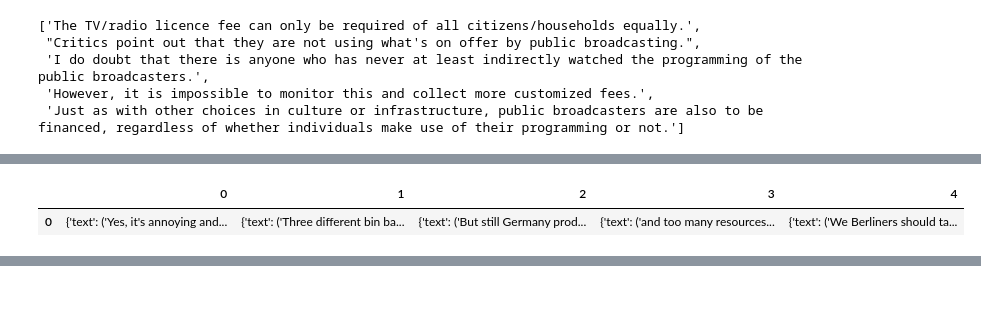
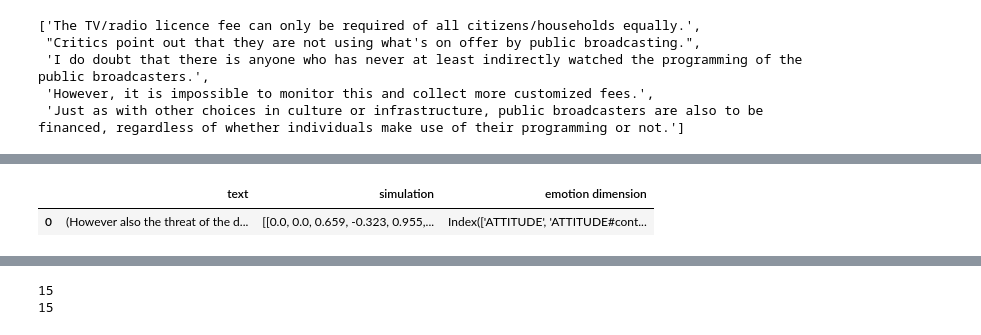
Before and after one commit to myeghaneh/ArguSentiment, a Jupyter notebook: src/SentimentFlow_Argumentation.ipynb, the cells around one changed output, grey strips where cells are left out. Saved outputs shown, nothing was run; the diff lists cells and outputs as text; code cells hidden in the pictures; blank space fills up the shorter version.

Commit message:
comparison between simulation and input

```diff
--- a/src/SentimentFlow_Argumentation.ipynb
+++ b/src/SentimentFlow_Argumentation.ipynb
@@ -143,5 +149,5 @@ KeyError: 'SECONDARY EMOTION'
 # predict global sentiment based on sentiment flow
 flow_calculator = SentimentFlowCalculator()
 results = flow_calculator.calculate_navier_stocker_for_texts(processed_texts)
-pd.DataFrame(results)
+pd.DataFrame(results[3])
 # %% [output]
@@ -152,8 +158,14 @@ pd.DataFrame(results)
-|  | 0 | 1 | 2 | 3 | 4 |
-| 0 | {'text': ('Yes, it's annoying and... | {'text': ('Three different bin ba... | {'text': ('But still Germany prod... | {'text': ('and too many resources... | {'text': ('We Berliners should ta... |
+|  | text | simulation | emotion dimension |
+| 0 | (However also the threat of the d... | [[0.0, 0.0, 0.659, -0.323, 0.955,... | Index(['ATTITUDE', 'ATTITUDE#cont... |
 # %% [markdown]
 ![Stock.jpg](attachment:Stock.jpg)
 # %% [markdown]
 ![FLOW.jpg](attachment:FLOW.jpg)
 # %% [markdown]
 ![SentmentFlowWeb.jpg](attachment:SentmentFlowWeb.jpg)
+# %%
+print(len(results[0][0]["emotion dimension"]))
+print(len(results[0][0]["simulation"][0]))
+# %% [output]
+15
+15
```
Also changed, not shown: parts of 10 cells of this notebook, 3 other files.
